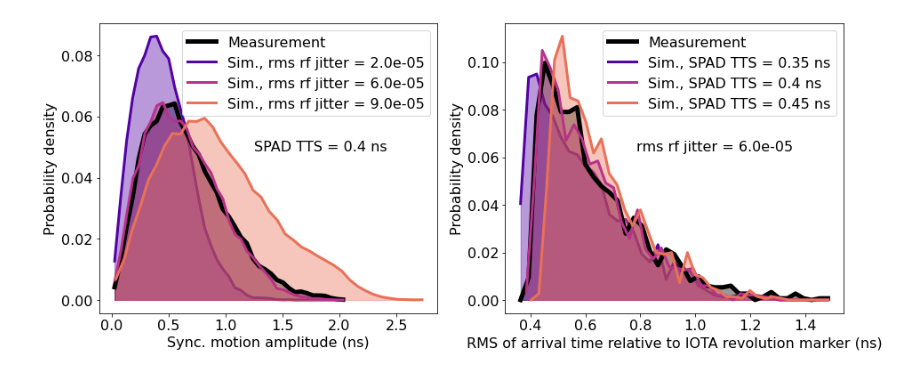
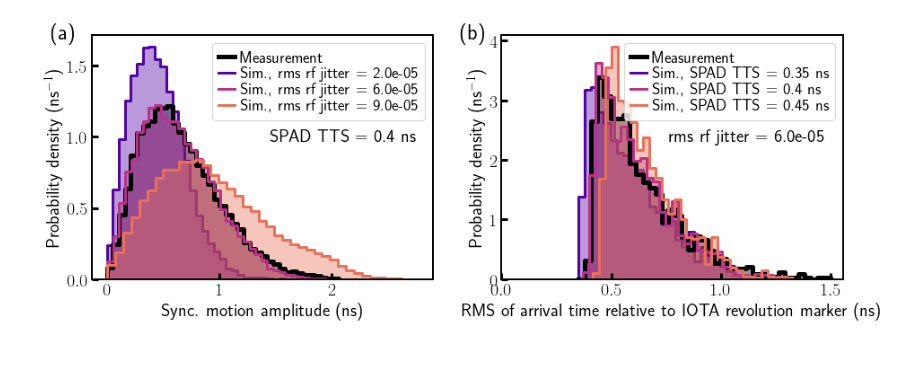
Before and after one commit to IharLobach/ursse, a Jupyter notebook: analyzing_collected_data/all_single_electron_data/plots_for_JINST.ipynb, the cells around one changed output. Cells and saved outputs as stored; diff of their text form; code cells hidden in the pictures.

Commit message:
jinst hist figs, iota clock jitter

```diff
--- a/analyzing_collected_data/all_single_electron_data/plots_for_JINST.ipynb
+++ b/analyzing_collected_data/all_single_electron_data/plots_for_JINST.ipynb
@@ -12,8 +12,7 @@ import valstore as vt
 from config_ursse import get_from_config
 images_dir = os.path.join(get_from_config("URSSE_sync_motion_note_dir"),
                           "images")
-def normalize(a):
-    return a/np.sum(a)
+from ursse.utils import normalize, myhist
 # %%
 rf_noise_std_list = 1e-5*np.arange(16)
 str_label_list = [f'{x:.1e}' for x in rf_noise_std_list]
@@ -23,15 +22,17 @@ tot_n = len(str_label_list) * len(spad_tts_list) * len(spad_tts_dist_list)
 with open(os.path.join(shifts_folder, "all_data_sim_cache", "all_results.pkl"), 'rb') as f:
     all_results = pickle.load(f)
 # %%
+from ursse.path_assistant import get_plot_style_sheet
+plt.style.use(get_plot_style_sheet("jinst"))
 fit_tts = 0.4
 rf_proj = [r for r in all_results if (r['spad_tts'] == fit_tts) and (r['spad_tts_dist'] == 'Gamma')]
-fig, axs = plt.subplots(1, 2, figsize=(15,6))
+fig, axs = plt.subplots(1, 2, figsize=(15,5))
 ax0, ax1 = axs
 
 colormap = cm.get_cmap("plasma")
 cols = [colormap(i/14) for i in [2,6,9]]
 alpha = 0.4
-subtitlepos = 0.85, 0.55
+subtitlepos = 0.95, 0.55
 
 
 for i, res in enumerate([rf_proj[j] for j in [2,6,9]]):
@@ -41,58 +42,59 @@ for i, res in enumerate([rf_proj[j] for j in [2,6,9]]):
     x = data['amplitude']['bin_centers']
     if i == 0:
         col="black"
-        y = normalize(data['amplitude']['aggregated_hists']['meas'])
-        ax0.plot(x, y,
-                label="Measurement",
+        y = normalize(data['amplitude']['aggregated_hists']['meas'])/(x[1]-x[0])
+        myhist(ax0, x, y, label="Measurement",
                 linewidth=5, color=col, zorder=1)
-        ax0.fill_between(x, y, color=col, alpha=alpha)
-    y = normalize(data['amplitude']['aggregated_hists']['sim'])
+    y = normalize(data['amplitude']['aggregated_hists']['sim'])/(x[1]-x[0])
     col = cols[i]
-    ax0.plot(x, y, label=f"Sim., rms rf jitter = {rf_noise_label}",
+    myhist(ax0, x, y, label=f"Sim., rms rf jitter = {rf_noise_label}",
            color=col, zorder=i,
            linewidth=3)
-    ax0.fill_between(x, y, color=col, alpha=alpha)
-ax0.set_ylabel("Probability density")
+ax0.set_ylabel("Probability density (ns$^{-1}$)")
 ax0.set_xlabel("Sync. motion amplitude (ns)")
 ax0.text(*subtitlepos, f"SPAD TTS = {fit_tts} ns",
          transform=ax0.transAxes,
          va='bottom', ha='right')
+ax0.set_ylim(0, ax0.get_ylim()[1])
 ax0.legend()
 
 best_rf_label = "6.0e-05"
 tts_proj = [r for r in all_results\
                 if (r['rf_std_label'] == best_rf_label) and (r['spad_tts_dist'] == 'Gamma')]
 for i, res in enumerate(tts_proj):
     tts = res['spad_tts']
     data = res['data']
     x = data['rms_length']['bin_centers']
     if i == 0:
         col="black"
-        y = normalize(data['rms_length']['aggregated_hists']['meas'])
-        ax1.plot(x, y,
+        y = normalize(data['rms_length']['aggregated_hists']['meas'])/(x[1]-x[0])
+        myhist(ax1, x, y,
                 label="Measurement",
                 linewidth=5, color=col, zorder=1)
-        ax1.fill_between(x, y, color=col, alpha=alpha)
-    y = normalize(data['rms_length']['aggregated_hists']['sim'])
+    y = normalize(data['rms_length']['aggregated_hists']['sim'])/(x[1]-x[0])
     col = cols[i]
-    ax1.plot(x, y, label=f"Sim., SPAD TTS = {tts} ns",
+    myhist(ax1, x, y,  label=f"Sim., SPAD TTS = {tts} ns",
            color=col, zorder=i,
            linewidth=3)
-    ax1.fill_between(x, y, color=col, alpha=alpha)
-ax1.set_ylabel("Probability density")
+ax1.set_ylabel("Probability density (ns$^{-1}$)")
 ax1.set_xlabel("RMS of arrival time relative to IOTA revolution marker (ns)")
 ax1.text(*subtitlepos, f"rms rf jitter = {best_rf_label}",
          transform=ax1.transAxes,
          va='bottom', ha='right')
+ax1.set_xlim(0, ax1.get_xlim()[1])
+ax1.set_ylim(0, ax1.get_ylim()[1])
 ax1.legend()
 
+for ax, lab in zip(axs, ["(a)", "(b)"]):
+    ax.text(-0.12, 1.05, lab, transform=ax.transAxes, va='top', ha='left',
+           fontsize=24)
 
 fig.savefig(os.path.join(images_dir,
                              "various_rf_jitter_std.png"),
             dpi=300, bbox_inches='tight')
 plt.show()
 # %% [output]
-[figure, old version]
+[figure, new version]
 # %%
 best_res = [r for r in all_results if\
            (r['rf_std_label'] == "6.0e-05") and (r['spad_tts'] == fit_tts)\
```
Also changed, not shown: parts of 1 cell of this notebook, 6 other files.
